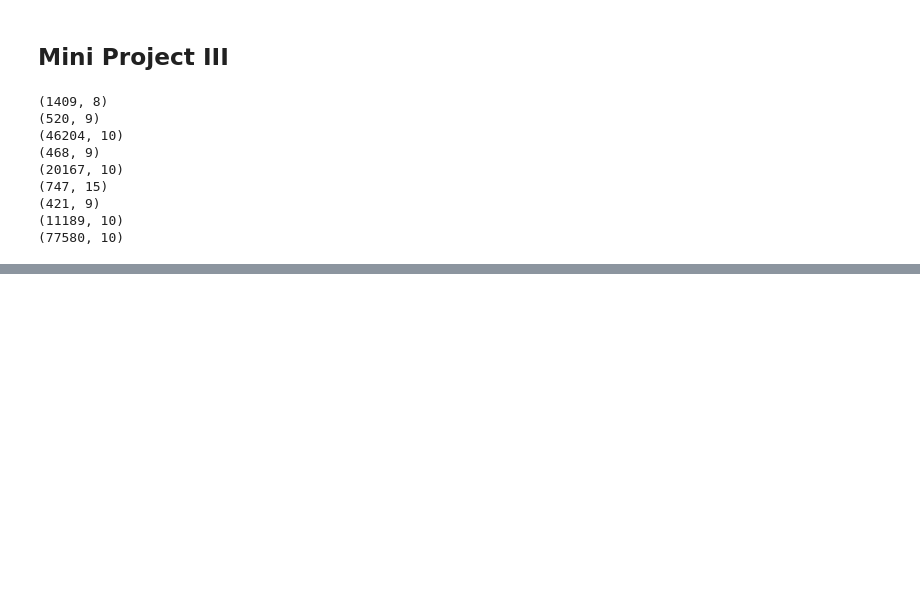
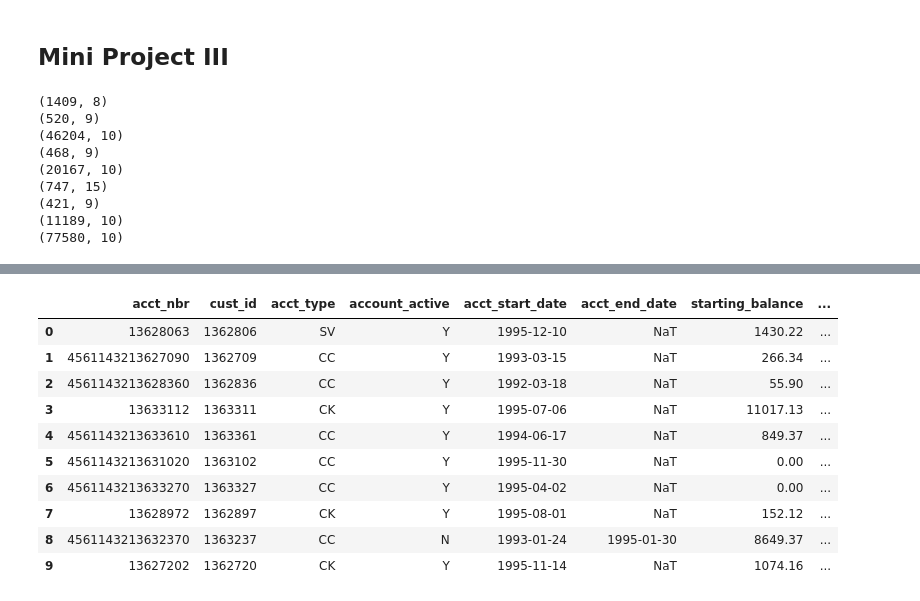
Before and after one commit to btmarsh6/mini-project-III, a Jupyter notebook: Ben_notebook.ipynb, the cells around one changed output, grey strips where cells are left out. Saved outputs shown, nothing was run; the diff lists cells and outputs as text; code cells hidden in the pictures; blank space fills up the shorter version.

```diff
--- a/Ben_notebook.ipynb
+++ b/Ben_notebook.ipynb
@@ -31,0 +76,17 @@ print(accounts_df.shape, checking_acct_df.shape, checking_tran_df.shape, credit_
+# %%
+# Convert dates to date format
+accounts_df['acct_start_date']= pd.to_datetime(accounts_df['acct_start_date'], format='%d.%m.%Y')
+accounts_df['acct_end_date'] = pd.to_datetime(accounts_df['acct_end_date'], format='%d.%m.%Y')
+accounts_df.head(10)
+# %% [output]
+|  | acct_nbr | cust_id | acct_type | account_active | acct_start_date | acct_end_date | starting_balance | ... |
+| 0 | 13628063 | 1362806 | SV | Y | 1995-12-10 | NaT | 1430.22 | ... |
+| 1 | 4561143213627090 | 1362709 | CC | Y | 1993-03-15 | NaT | 266.34 | ... |
+| 2 | 4561143213628360 | 1362836 | CC | Y | 1992-03-18 | NaT | 55.90 | ... |
+| 3 | 13633112 | 1363311 | CK | Y | 1995-07-06 | NaT | 11017.13 | ... |
+| 4 | 4561143213633610 | 1363361 | CC | Y | 1994-06-17 | NaT | 849.37 | ... |
+| 5 | 4561143213631020 | 1363102 | CC | Y | 1995-11-30 | NaT | 0.00 | ... |
+| 6 | 4561143213633270 | 1363327 | CC | Y | 1995-04-02 | NaT | 0.00 | ... |
+| 7 | 13628972 | 1362897 | CK | Y | 1995-08-01 | NaT | 152.12 | ... |
+| 8 | 4561143213632370 | 1363237 | CC | N | 1993-01-24 | 1995-01-30 | 8649.37 | ... |
+| 9 | 13627202 | 1362720 | CK | Y | 1995-11-14 | NaT | 1074.16 | ... |
```
Also changed, not shown: parts of 17 cells of this notebook.
